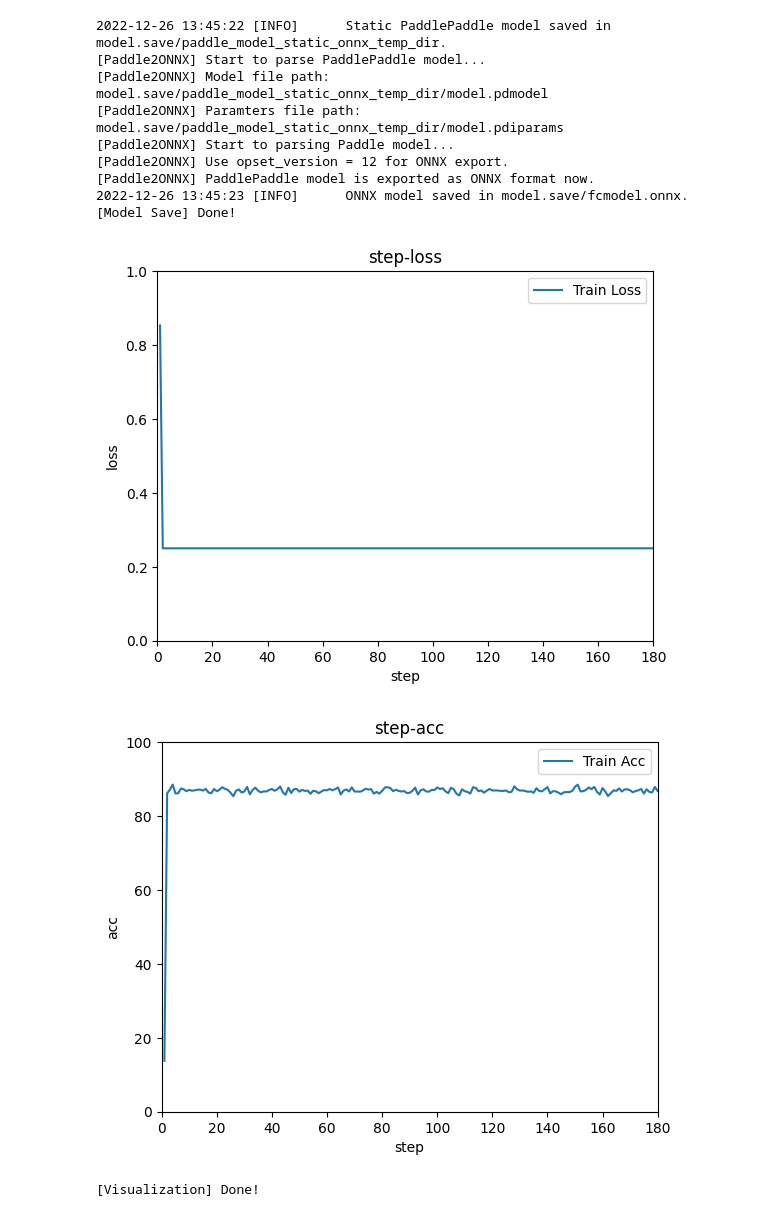
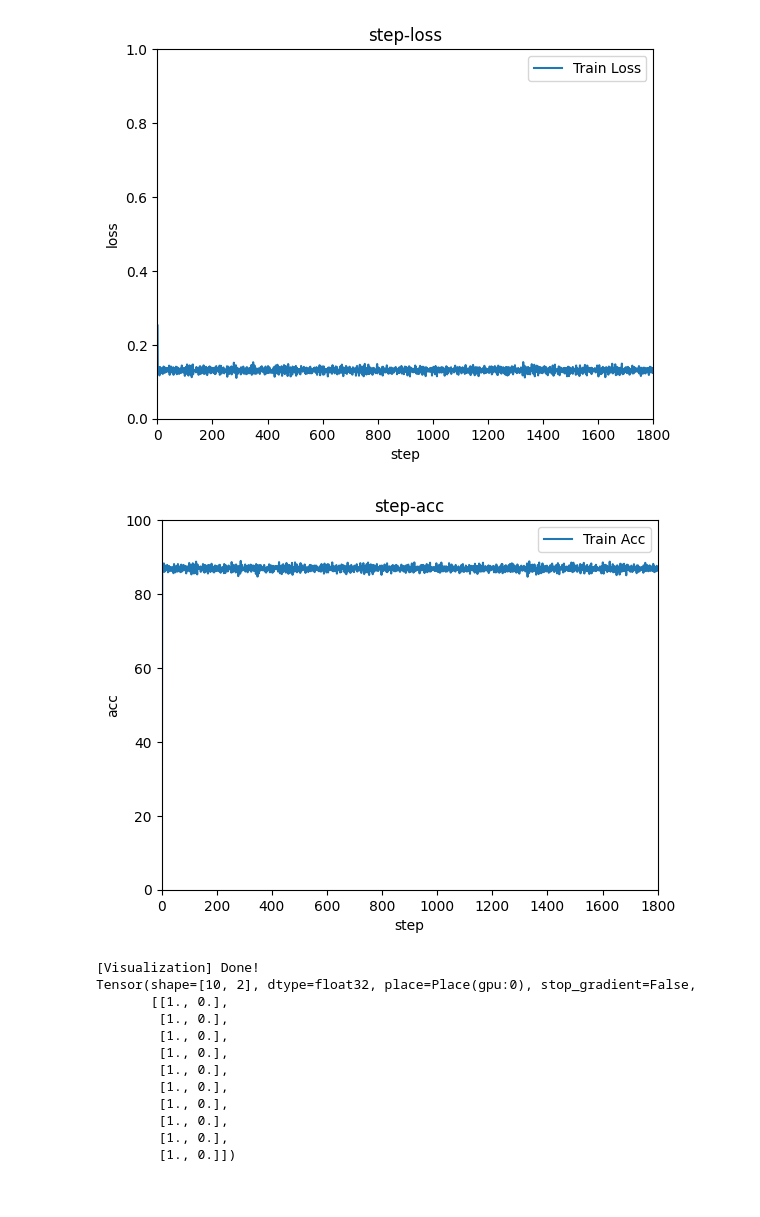
Before and after one commit to lankning/2022Bigdata, a Jupyter notebook: train.ipynb, the cells around one changed output. Drawn from its saved outputs; the diff is of its cells as text; code cells hidden in the pictures.

```diff
--- a/train.ipynb
+++ b/train.ipynb
@@ -10,13 +10,13 @@ class trainfc():
         self.fcmodel = fcnet(in_num, out_num, layers, node_num)
         self.in_num = in_num
         self.fcmodel.train()
-        self.dataset = Dataset(csv_path)
+        self.dataset = Dataset(csv_path, 'train', True)
         self.batchsize = batchsize
         self.train_loader = paddle.io.DataLoader(self.dataset, batch_size=batchsize, shuffle=True)
         self.epochs = epochs
         self.losslist = []
         self.acclist = []
-        model_info = paddle.summary(self.fcmodel, (1, 20))
+        model_info = paddle.summary(self.fcmodel, (1, in_num))
         print(model_info)
         self.dataset.showlabel()
 
@@ -43,7 +43,7 @@ class trainfc():
                     self.losslist.append(loss.numpy())
                     self.acclist.append(100*acc)
 
-    def visualize(self, path2save):
+    def visualize(self, path2save, name = "fcmodel"):
         l = np.array(self.losslist)
         x_axis = len(l)
         step = np.linspace(1,x_axis,x_axis)
@@ -55,7 +55,7 @@ class trainfc():
         plt.gca().set_ylim(bottom=0)
         plt.xlabel('step')
         plt.ylabel('loss')
-        plt.savefig(os.path.join(path2save, 'loss.png'), bbox_inches='tight')
+        plt.savefig(os.path.join(path2save, 'loss_%s.png' % name), bbox_inches='tight')
         plt.show()
 
         a = np.array(self.acclist)
@@ -67,29 +67,38 @@ class trainfc():
         plt.gca().set_ylim(bottom=0)
         plt.xlabel('step')
         plt.ylabel('acc')
-        plt.savefig(os.path.join(path2save,'acc.png'), bbox_inches='tight')
+        plt.savefig(os.path.join(path2save,'acc_%s.png' % name), bbox_inches='tight')
         plt.show()
         print("[Visualization] Done!")
 
-    def save(self, path2save):
+    def save(self, path2save, name = "fcmodel"):
         paddle.jit.save(
             layer=self.fcmodel,
-            path=os.path.join(path2save, "fcmodel"),
+            path=os.path.join(path2save, name),
             input_spec=[
                 paddle.static.InputSpec(shape=[1, self.in_num], dtype='float32')
                 ])
 
         paddle.onnx.export(
             self.fcmodel,
-            os.path.join(path2save, "fcmodel"),
+            os.path.join(path2save, name),
             input_spec = [
                 paddle.static.InputSpec(shape=[1, self.in_num], dtype='float32')
                 ], opset_version=12)
         print("[Model Save] Done!")
 # %%
 if __name__=="__main__":
-    fcmodel = trainfc(20, 1, 5, 2048, "data/train.csv", 2500, 20)
+    fcmodel = trainfc(63, 2, 5, 2048, "data/train.csv", 2500, 200)
     fcmodel.train()
-    fcmodel.save('model.save')
-    fcmodel.visualize('statics')
+    fcmodel.save('model.save', "fcmodel_relu_onehot")
+    fcmodel.visualize('statics', "fcmodel_relu_onehot")
+
+    fcmodel.fcmodel.eval()
+    inp = []
+    for j in range(0, 10):
+        inp_j, _ = fcmodel.dataset.__getitem__(j)
+        inp.append(inp_j)
+    inp = paddle.Tensor(np.float32(np.array(inp)))
+    pred = fcmodel.fcmodel(inp)
+    print(pred)
 # %% [output]
@@ -115,12 +125,14 @@ Total params: 12,634,113
-2022-12-26 13:45:22 [INFO]      Static PaddlePaddle model saved in model.save/paddle_model_static_onnx_temp_dir.
-[Paddle2ONNX] Start to parse PaddlePaddle model...
-[Paddle2ONNX] Model file path: model.save/paddle_model_static_onnx_temp_dir/model.pdmodel
-[Paddle2ONNX] Paramters file path: model.save/paddle_model_static_onnx_temp_dir/model.pdiparams
-[Paddle2ONNX] Start to parsing Paddle model...
-[Paddle2ONNX] Use opset_version = 12 for ONNX export.
-[Paddle2ONNX] PaddlePaddle model is exported as ONNX format now.
-2022-12-26 13:45:23 [INFO]      ONNX model saved in model.save/fcmodel.onnx.
-[Model Save] Done!
-[figure, old version]
+[figure, new version]
-[figure, old version]
+[figure, new version]
-[Visualization] Done!
+[Visualization] Done!
+Tensor(shape=[10, 2], dtype=float32, place=Place(gpu:0), stop_gradient=False,
+       [[1., 0.],
+        [1., 0.],
+        [1., 0.],
+        [1., 0.],
+        [1., 0.],
+        [1., 0.],
+        [1., 0.],
+        [1., 0.],
+        [1., 0.],
+        [1., 0.]])
```
Also changed, not shown: parts of 1 cell of this notebook, 48 other files.
